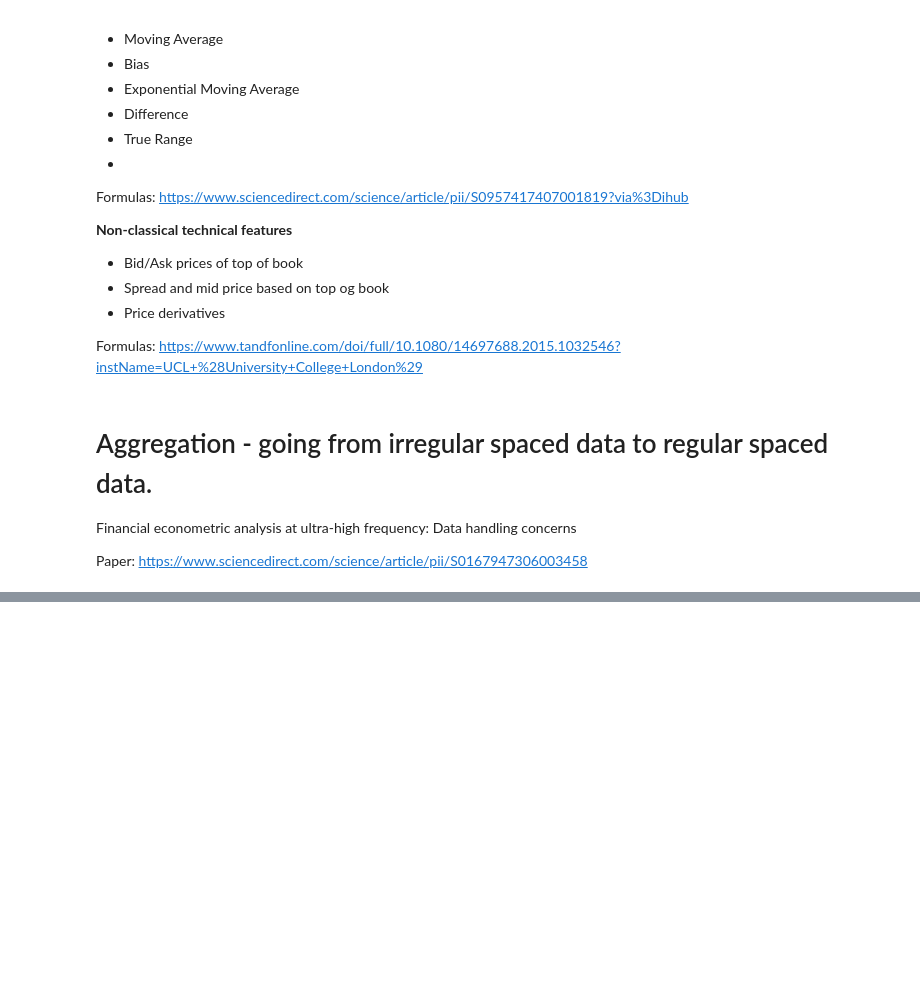
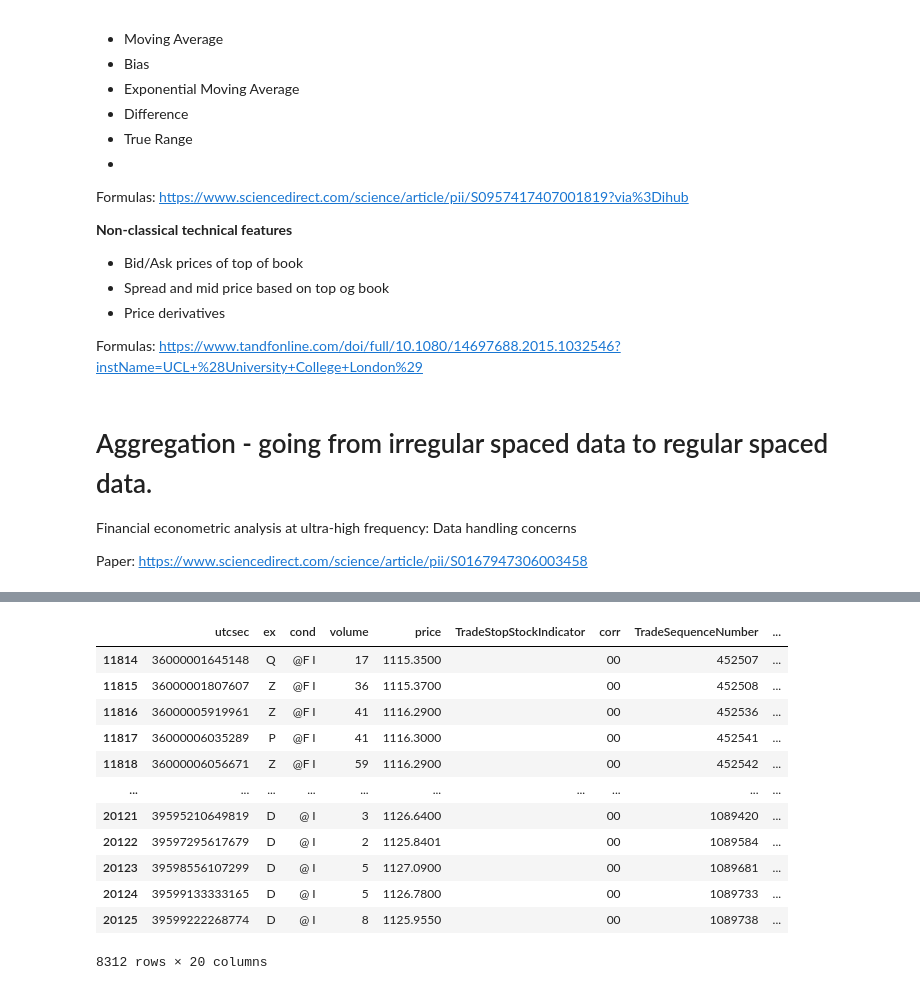
Before and after one commit to KristianLN/Thesis_UCPH, a Jupyter notebook: CrunchTAQ.ipynb, the cells around one changed output, grey strips where cells are left out. Cells and saved outputs as stored; diff of their text form; code cells hidden in the pictures; blank space fills up the shorter version.

```diff
--- a/CrunchTAQ.ipynb
+++ b/CrunchTAQ.ipynb
@@ -52,7 +52,7 @@ def strList(ls):
 
 def formatDate(date,timestamps):
     return list(map(lambda x: date[0:4]+'/'+date[4:6]+'/'+date[6:]+' '+str(datetime.timedelta(seconds = int(str(x)[0:5]),
-                                                     milliseconds = int(str(x)[5:11]))),timestamps))
+                                                     microseconds = int(str(x)[5:11]))),timestamps))
 def HFDataCleaning(cleaningProcedures,dataToClean,dataType,p3Exchanges = []):
 
     # There are 11 cleaning procedures, with 3 relevant for both trade and quote data and 4 for either trade or quote data.
@@ -111,9 +111,9 @@ def HFDataCleaning(cleaningProcedures,dataToClean,dataType,p3Exchanges = []):
         # if the cleaning procedure in question is p1.
         if cp == 'p1':
 
-            dataToClean = dataToClean[(datetime.timedelta(hour = 9,
+            dataToClean = dataToClean[(datetime.timedelta(hours = 9,
                                                          minutes = 30) <= dataToClean.Timestamp)&\
-                                      (dataToClean.Timestamp <= datetime.timedelta(hour = 16,
+                                      (dataToClean.Timestamp <= datetime.timedelta(hours = 16,
                                                                                    minutes = 0))].reset_index(drop=True)
 
         # if the cleaning procedure in question is p2.
@@ -586,0 +684,16 @@ Paper: https://www.sciencedirect.com/science/article/pii/S0167947306003458
+# %%
+tradeData[tradeData.Hour==10]
+# %% [output]
+|  | utcsec | ex | cond | volume | price | TradeStopStockIndicator | corr | TradeSequenceNumber | ... |
+| 11814 | 36000001645148 | Q | @F I | 17 | 1115.3500 |  | 00 | 452507 | ... |
+| 11815 | 36000001807607 | Z | @F I | 36 | 1115.3700 |  | 00 | 452508 | ... |
+| 11816 | 36000005919961 | Z | @F I | 41 | 1116.2900 |  | 00 | 452536 | ... |
+| 11817 | 36000006035289 | P | @F I | 41 | 1116.3000 |  | 00 | 452541 | ... |
+| 11818 | 36000006056671 | Z | @F I | 59 | 1116.2900 |  | 00 | 452542 | ... |
+| ... | ... | ... | ... | ... | ... | ... | ... | ... | ... |
+| 20121 | 39595210649819 | D | @ I | 3 | 1126.6400 |  | 00 | 1089420 | ... |
+| 20122 | 39597295617679 | D | @ I | 2 | 1125.8401 |  | 00 | 1089584 | ... |
+| 20123 | 39598556107299 | D | @ I | 5 | 1127.0900 |  | 00 | 1089681 | ... |
+| 20124 | 39599133333165 | D | @ I | 5 | 1126.7800 |  | 00 | 1089733 | ... |
+| 20125 | 39599222268774 | D | @ I | 8 | 1125.9550 |  | 00 | 1089738 | ... |
+8312 rows × 20 columns
```
Also changed, not shown: parts of 18 cells of this notebook.
